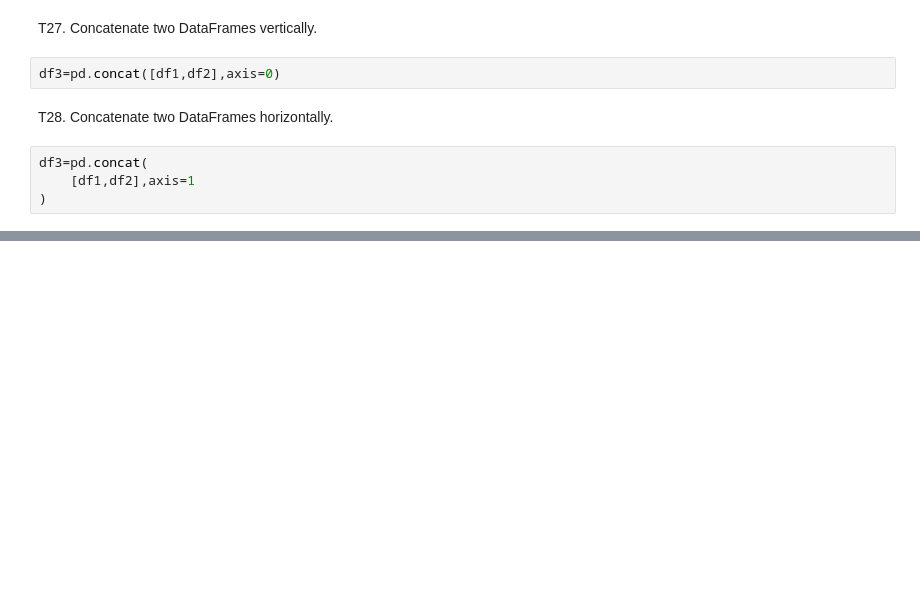
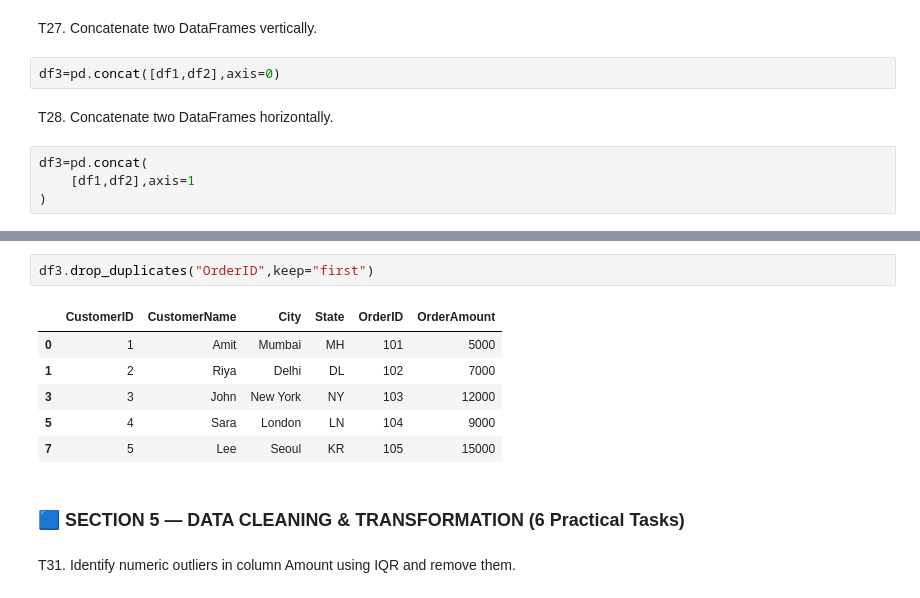
Before and after one commit to sagarnbeedi-analytics/data-analytics-portfolio, a Jupyter notebook: PYTHON/practicing_python_libraries/python_files/pandas.ipynb, the cells around one changed output, grey strips where cells are left out. Drawn from its saved outputs; the diff is of its cells as text; blank space fills up the shorter version.

```diff
--- a/PYTHON/practicing_python_libraries/python_files/pandas.ipynb
+++ b/PYTHON/practicing_python_libraries/python_files/pandas.ipynb
@@ -668,0 +684,13 @@ df3=pd.concat(
+# %%
+df3.drop_duplicates("OrderID",keep="first")
+# %% [output]
+|  | CustomerID | CustomerName | City | State | OrderID | OrderAmount |
+| 0 | 1 | Amit | Mumbai | MH | 101 | 5000 |
+| 1 | 2 | Riya | Delhi | DL | 102 | 7000 |
+| 3 | 3 | John | New York | NY | 103 | 12000 |
+| 5 | 4 | Sara | London | LN | 104 | 9000 |
+| 7 | 5 | Lee | Seoul | KR | 105 | 15000 |
+# %% [markdown]
+### 🟦 SECTION 5 — DATA CLEANING & TRANSFORMATION (6 Practical Tasks)
+# %% [markdown]
+T31. Identify numeric outliers in column Amount using IQR and remove them.
```
Also changed, not shown: parts of 16 cells of this notebook, 2 other files.
